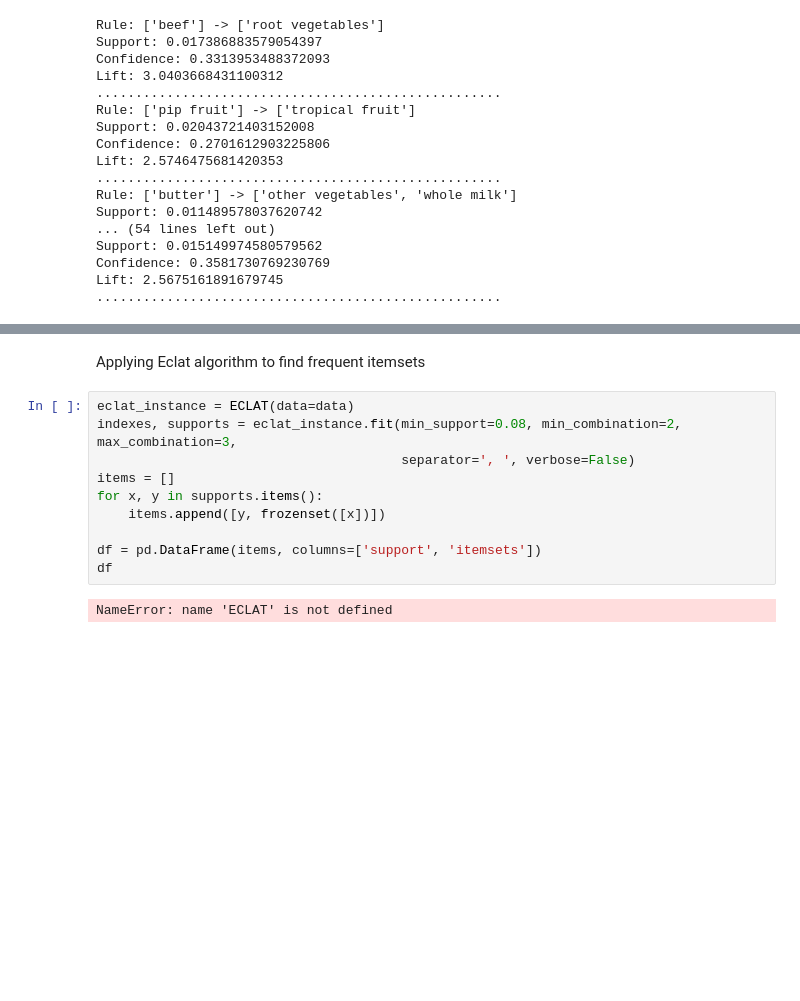
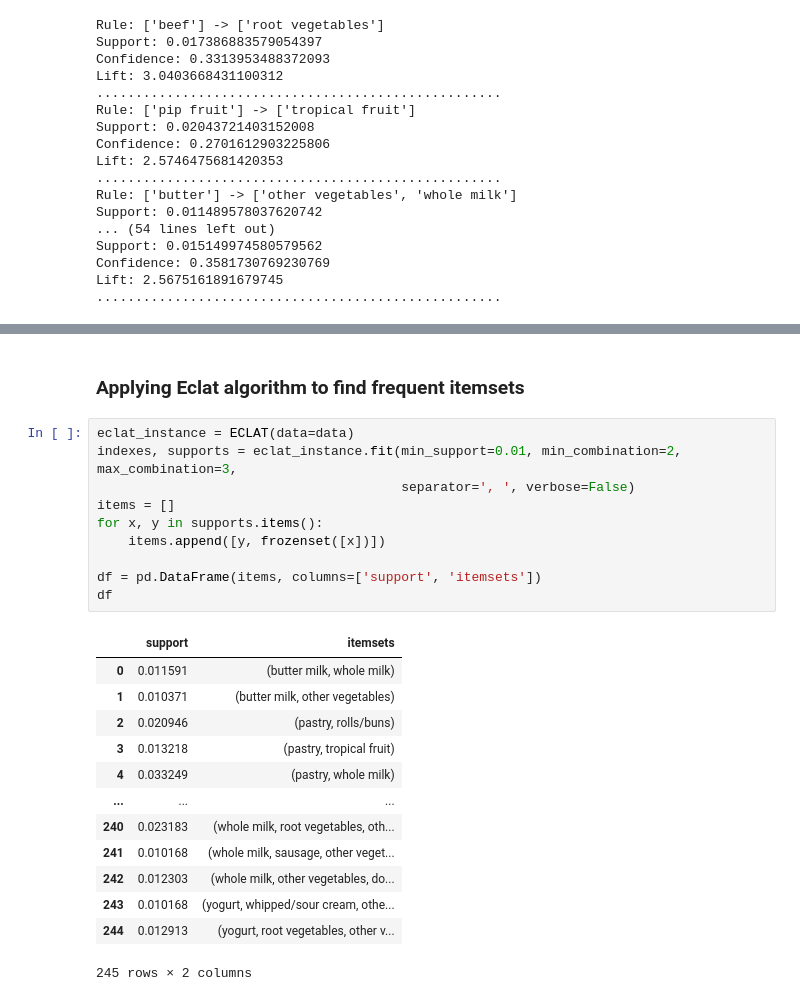
Before and after one commit to Kristina-A/MarketBasketAnalysis, a Jupyter notebook: MarketBasketAnalysis.ipynb, the cells around one changed output, grey strips where cells are left out. Saved outputs shown, nothing was run; the diff lists cells and outputs as text; blank space fills up the shorter version.

```diff
--- a/MarketBasketAnalysis.ipynb
+++ b/MarketBasketAnalysis.ipynb
@@ -175,14 +194,26 @@ assoc_rules[['antecedents', 'consequents', 'support', 'confidence', 'lift']]
 # %% [markdown]
-Applying Eclat algorithm to find frequent itemsets
+### Applying Eclat algorithm to find frequent itemsets
 # %%
 eclat_instance = ECLAT(data=data)
-indexes, supports = eclat_instance.fit(min_support=0.08, min_combination=2, max_combination=3,
+indexes, supports = eclat_instance.fit(min_support=0.01, min_combination=2, max_combination=3,
                                        separator=', ', verbose=False)
 items = []
 for x, y in supports.items():
     items.append([y, frozenset([x])])
 
 df = pd.DataFrame(items, columns=['support', 'itemsets'])
 df
 # %% [output]
+|  | support | itemsets |
+| 0 | 0.011591 | (butter milk, whole milk) |
+| 1 | 0.010371 | (butter milk, other vegetables) |
+| 2 | 0.020946 | (pastry, rolls/buns) |
+| 3 | 0.013218 | (pastry, tropical fruit) |
+| 4 | 0.033249 | (pastry, whole milk) |
+| ... | ... | ... |
+| 240 | 0.023183 | (whole milk, root vegetables, oth... |
+| 241 | 0.010168 | (whole milk, sausage, other veget... |
+| 242 | 0.012303 | (whole milk, other vegetables, do... |
+| 243 | 0.010168 | (yogurt, whipped/sour cream, othe... |
+| 244 | 0.012913 | (yogurt, root vegetables, other v... |
-NameError: name 'ECLAT' is not defined
+245 rows × 2 columns
```
Also changed, not shown: parts of 11 cells of this notebook.
